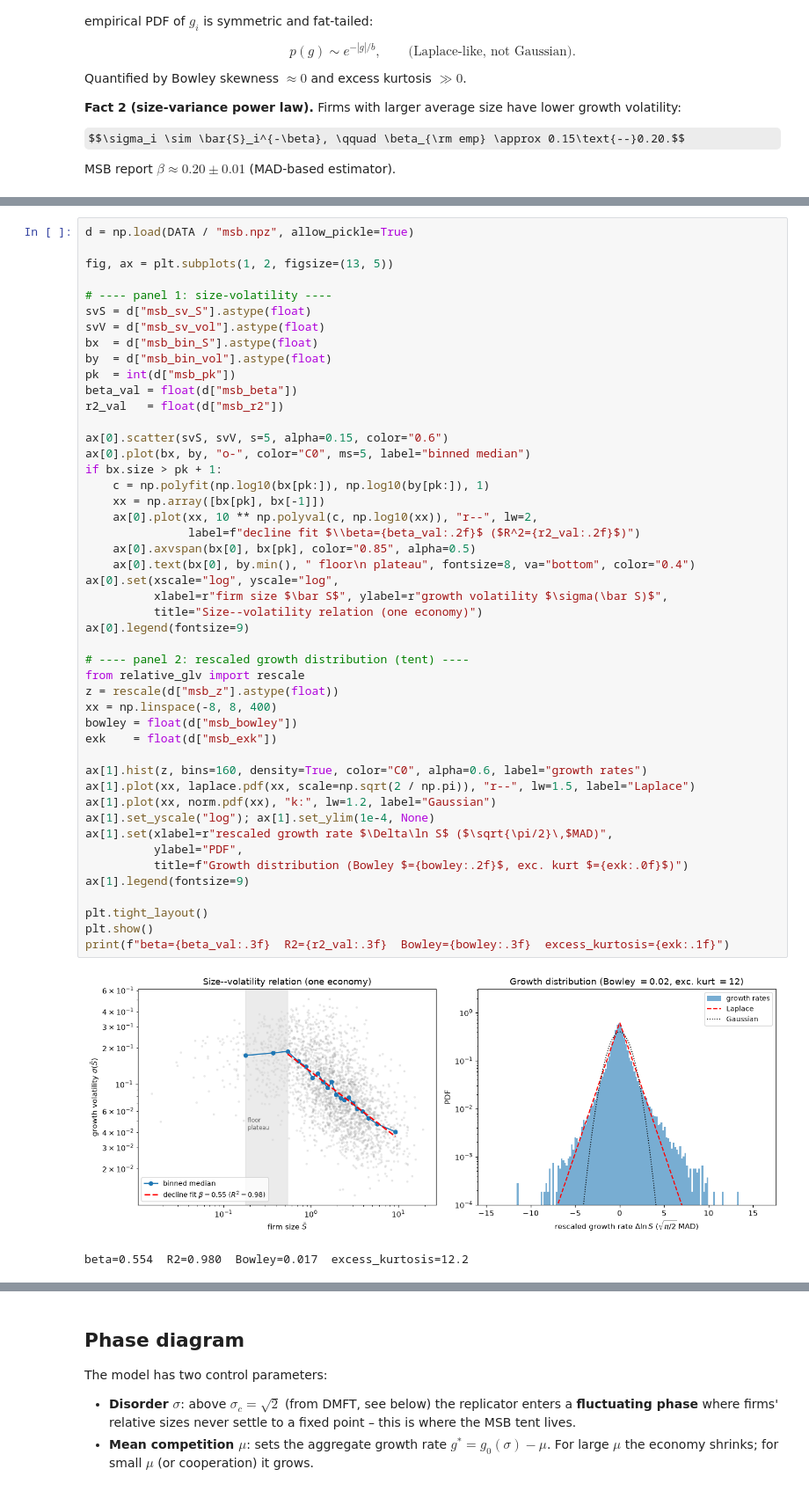
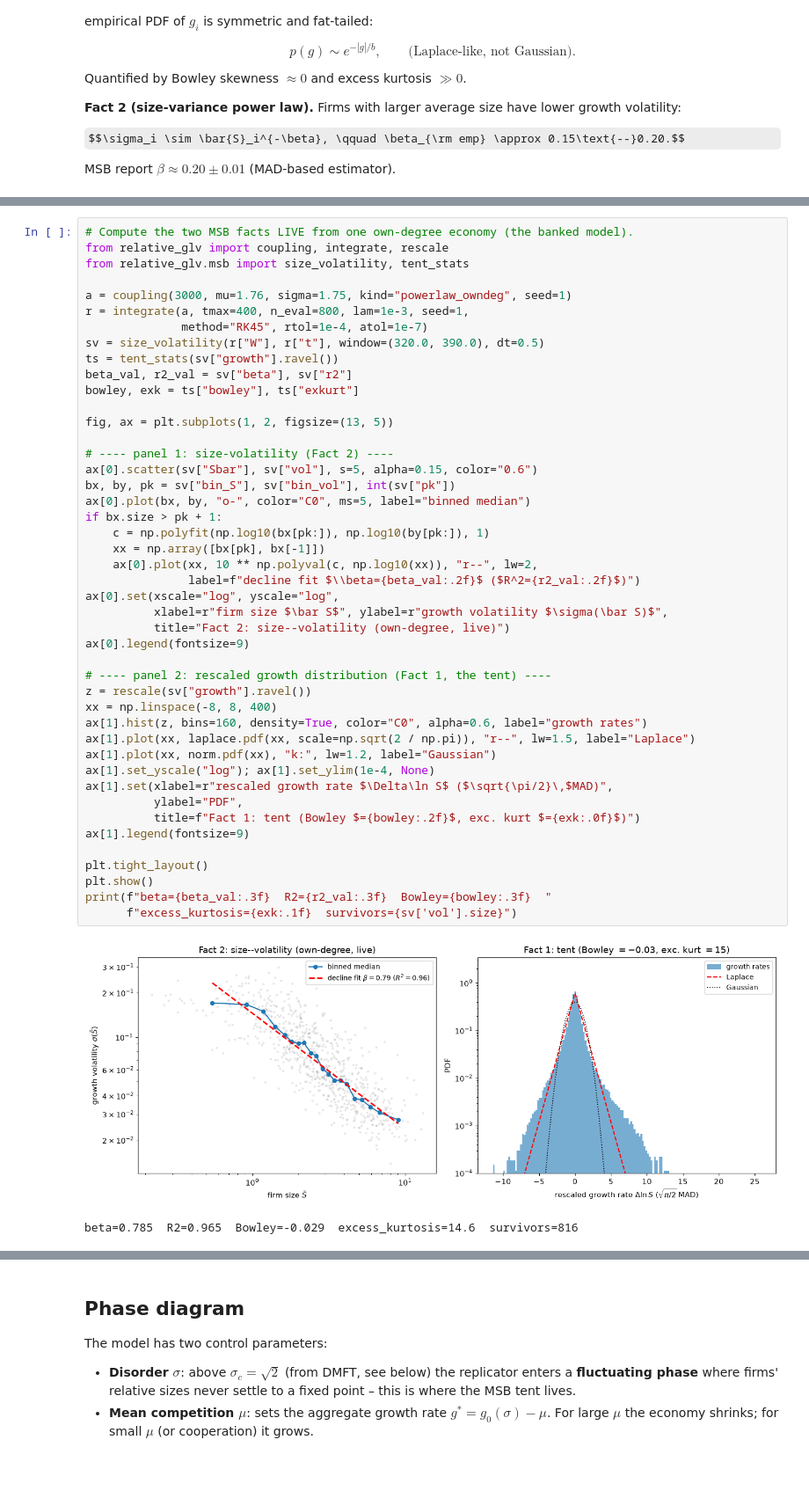
Before and after one commit to NotLudovico/dynamical-model-for-economics, a Jupyter notebook: story.ipynb, the cells around one changed output, grey strips where cells are left out. Shown at 88% size. Cells and saved outputs as stored; diff of their text form; some formulas as TeX source.

```diff
--- a/story.ipynb
+++ b/story.ipynb
@@ -150,53 +170,51 @@ log-log slope on the decline branch (right of the floor/plateau):
 
 $$\hat\beta = -\frac{d \log \sigma}{d \log \bar S}\bigg|_{\text{large-}S}.$$
 # %%
-d = np.load(DATA / "msb.npz", allow_pickle=True)
+# Compute the two MSB facts LIVE from one own-degree economy (the banked model).
+from relative_glv import coupling, integrate, rescale
+from relative_glv.msb import size_volatility, tent_stats
+
+a = coupling(3000, mu=1.76, sigma=1.75, kind="powerlaw_owndeg", seed=1)
+r = integrate(a, tmax=400, n_eval=800, lam=1e-3, seed=1,
+              method="RK45", rtol=1e-4, atol=1e-7)
+sv = size_volatility(r["W"], r["t"], window=(320.0, 390.0), dt=0.5)
+ts = tent_stats(sv["growth"].ravel())
+beta_val, r2_val = sv["beta"], sv["r2"]
+bowley, exk = ts["bowley"], ts["exkurt"]
 
 fig, ax = plt.subplots(1, 2, figsize=(13, 5))
 
-# ---- panel 1: size-volatility ----
-svS = d["msb_sv_S"].astype(float)
-svV = d["msb_sv_vol"].astype(float)
-bx  = d["msb_bin_S"].astype(float)
-by  = d["msb_bin_vol"].astype(float)
-pk  = int(d["msb_pk"])
-beta_val = float(d["msb_beta"])
-r2_val   = float(d["msb_r2"])
-
-ax[0].scatter(svS, svV, s=5, alpha=0.15, color="0.6")
+# ---- panel 1: size-volatility (Fact 2) ----
+ax[0].scatter(sv["Sbar"], sv["vol"], s=5, alpha=0.15, color="0.6")
+bx, by, pk = sv["bin_S"], sv["bin_vol"], int(sv["pk"])
 ax[0].plot(bx, by, "o-", color="C0", ms=5, label="binned median")
 if bx.size > pk + 1:
     c = np.polyfit(np.log10(bx[pk:]), np.log10(by[pk:]), 1)
     xx = np.array([bx[pk], bx[-1]])
     ax[0].plot(xx, 10 ** np.polyval(c, np.log10(xx)), "r--", lw=2,
                label=f"decline fit $\\beta={beta_val:.2f}$ ($R^2={r2_val:.2f}$)")
-    ax[0].axvspan(bx[0], bx[pk], color="0.85", alpha=0.5)
-    ax[0].text(bx[0], by.min(), " floor\n plateau", fontsize=8, va="bottom", color="0.4")
 ax[0].set(xscale="log", yscale="log",
           xlabel=r"firm size $\bar S$", ylabel=r"growth volatility $\sigma(\bar S)$",
-          title="Size--volatility relation (one economy)")
+          title="Fact 2: size--volatility (own-degree, live)")
 ax[0].legend(fontsize=9)
 
-# ---- panel 2: rescaled growth distribution (tent) ----
-from relative_glv import rescale
-z = rescale(d["msb_z"].astype(float))
+# ---- panel 2: rescaled growth distribution (Fact 1, the tent) ----
+z = rescale(sv["growth"].ravel())
 xx = np.linspace(-8, 8, 400)
-bowley = float(d["msb_bowley"])
-exk    = float(d["msb_exk"])
-
 ax[1].hist(z, bins=160, density=True, color="C0", alpha=0.6, label="growth rates")
 ax[1].plot(xx, laplace.pdf(xx, scale=np.sqrt(2 / np.pi)), "r--", lw=1.5, label="Laplace")
 ax[1].plot(xx, norm.pdf(xx), "k:", lw=1.2, label="Gaussian")
 ax[1].set_yscale("log"); ax[1].set_ylim(1e-4, None)
 ax[1].set(xlabel=r"rescaled growth rate $\Delta\ln S$ ($\sqrt{\pi/2}\,$MAD)",
           ylabel="PDF",
-          title=f"Growth distribution (Bowley $={bowley:.2f}$, exc. kurt $={exk:.0f}$)")
+          title=f"Fact 1: tent (Bowley $={bowley:.2f}$, exc. kurt $={exk:.0f}$)")
 ax[1].legend(fontsize=9)
 
 plt.tight_layout()
 plt.show()
-print(f"beta={beta_val:.3f}  R2={r2_val:.3f}  Bowley={bowley:.3f}  excess_kurtosis={exk:.1f}")
+print(f"beta={beta_val:.3f}  R2={r2_val:.3f}  Bowley={bowley:.3f}  "
+      f"excess_kurtosis={exk:.1f}  survivors={sv['vol'].size}")
 # %% [output]
-[figure, old version]
+[figure, new version]
-beta=0.554  R2=0.980  Bowley=0.017  excess_kurtosis=12.2
+beta=0.785  R2=0.965  Bowley=-0.029  excess_kurtosis=14.6  survivors=816
 # %% [markdown]
```
Also changed, not shown: parts of 7 cells of this notebook.
